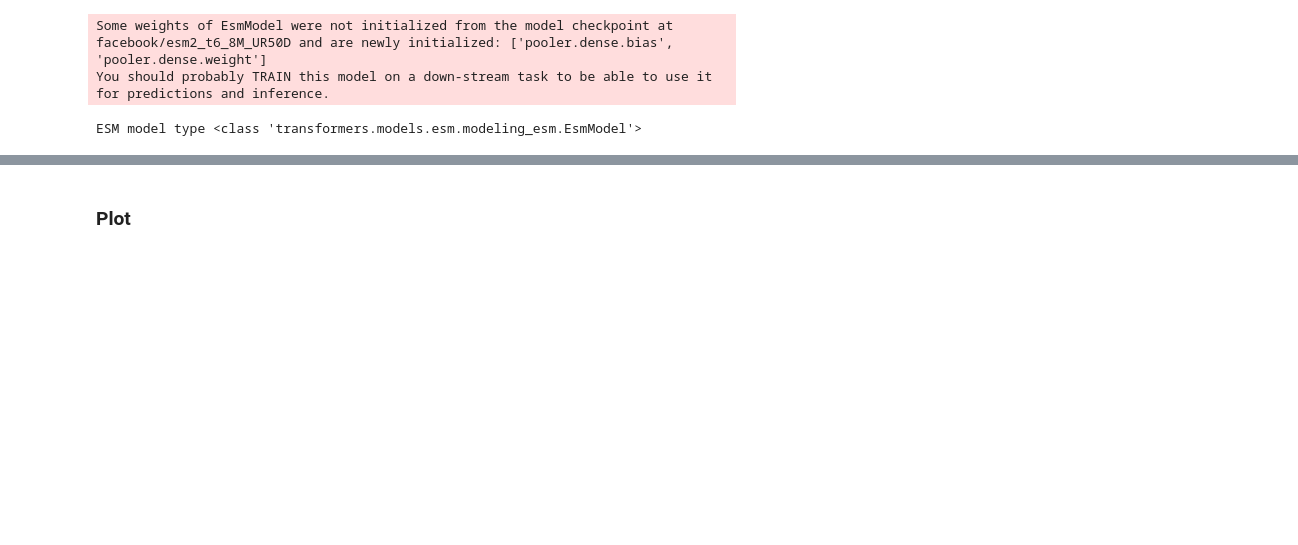
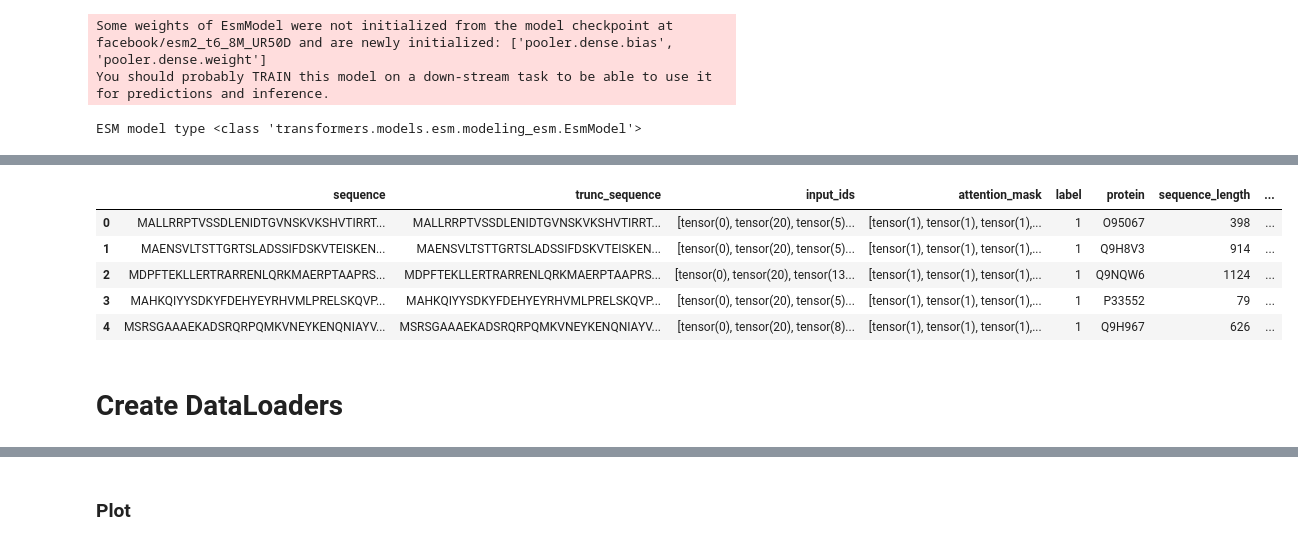
Before and after one commit to 8gabri8/ESMSec, a Jupyter notebook: my_train.ipynb, the cells around one changed output, grey strips where cells are left out. Saved outputs shown, nothing was run; the diff lists cells and outputs as text; code cells hidden in the pictures; blank space fills up the shorter version.

```diff
--- a/my_train.ipynb
+++ b/my_train.ipynb
@@ -80,0 +172,25 @@ ESM model type <class 'transformers.models.esm.modeling_esm.EsmModel'>
+# %%
+if config["FROM_PRECOMPUTED_EMBS"]:
+    # add embs
+    processed_df = pd.merge(how="left", left=processed_df, right=embs_df, on="protein", suffixes=("_tmp", ""))  # rename duplicates from right temporarily)
+
+    # convert to torch tensoers
+    processed_df['embedding'] = processed_df['embedding'].apply(
+        lambda x: torch.tensor(x, dtype=torch.float32)
+    )
+
+    # xcheck for sampels with missing embs
+
+    # sasve dim size
+    config["PRECOMPUTED_EMBS_DIM"] = int(processed_df.loc[0, "embedding"].shape[0])
+
+processed_df.head()
+# %% [output]
+|  | sequence | trunc_sequence | input_ids | attention_mask | label | protein | sequence_length | ... |
+| 0 | MALLRRPTVSSDLENIDTGVNSKVKSHVTIRRT... | MALLRRPTVSSDLENIDTGVNSKVKSHVTIRRT... | [tensor(0), tensor(20), tensor(5)... | [tensor(1), tensor(1), tensor(1),... | 1 | O95067 | 398 | ... |
+| 1 | MAENSVLTSTTGRTSLADSSIFDSKVTEISKEN... | MAENSVLTSTTGRTSLADSSIFDSKVTEISKEN... | [tensor(0), tensor(20), tensor(5)... | [tensor(1), tensor(1), tensor(1),... | 1 | Q9H8V3 | 914 | ... |
+| 2 | MDPFTEKLLERTRARRENLQRKMAERPTAAPRS... | MDPFTEKLLERTRARRENLQRKMAERPTAAPRS... | [tensor(0), tensor(20), tensor(13... | [tensor(1), tensor(1), tensor(1),... | 1 | Q9NQW6 | 1124 | ... |
+| 3 | MAHKQIYYSDKYFDEHYEYRHVMLPRELSKQVP... | MAHKQIYYSDKYFDEHYEYRHVMLPRELSKQVP... | [tensor(0), tensor(20), tensor(5)... | [tensor(1), tensor(1), tensor(1),... | 1 | P33552 | 79 | ... |
+| 4 | MSRSGAAAEKADSRQRPQMKVNEYKENQNIAYV... | MSRSGAAAEKADSRQRPQMKVNEYKENQNIAYV... | [tensor(0), tensor(20), tensor(8)... | [tensor(1), tensor(1), tensor(1),... | 1 | Q9H967 | 626 | ... |
+# %% [markdown]
+# Create DataLoaders
```
Also changed, not shown: parts of 25 cells of this notebook, 5 other files.
